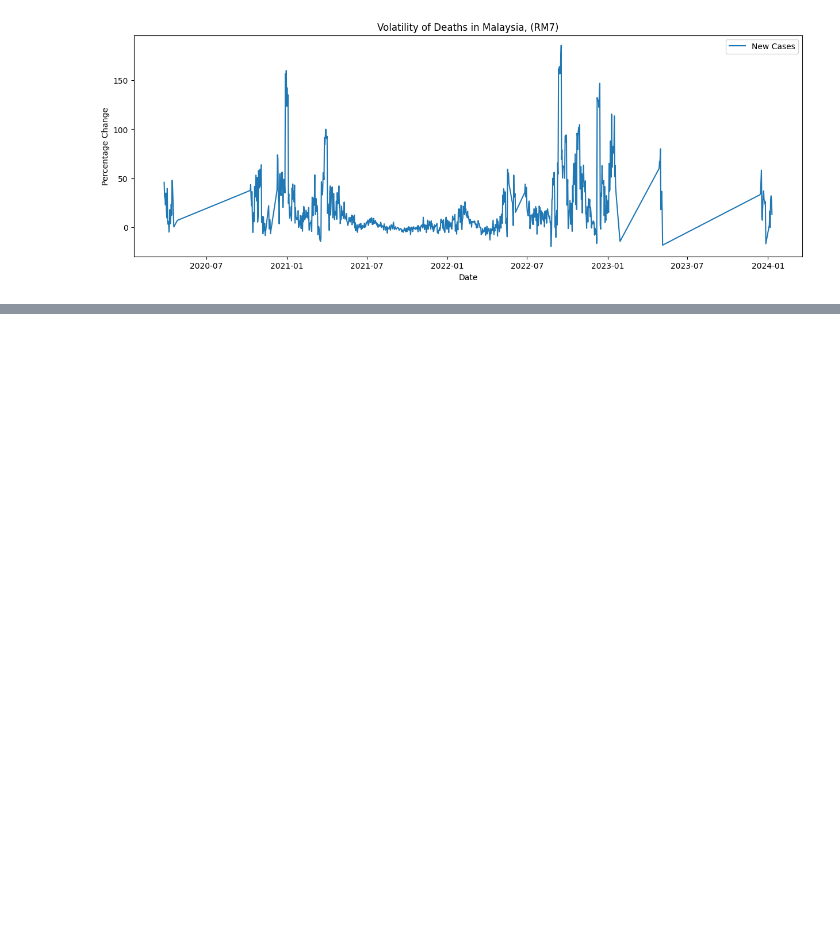
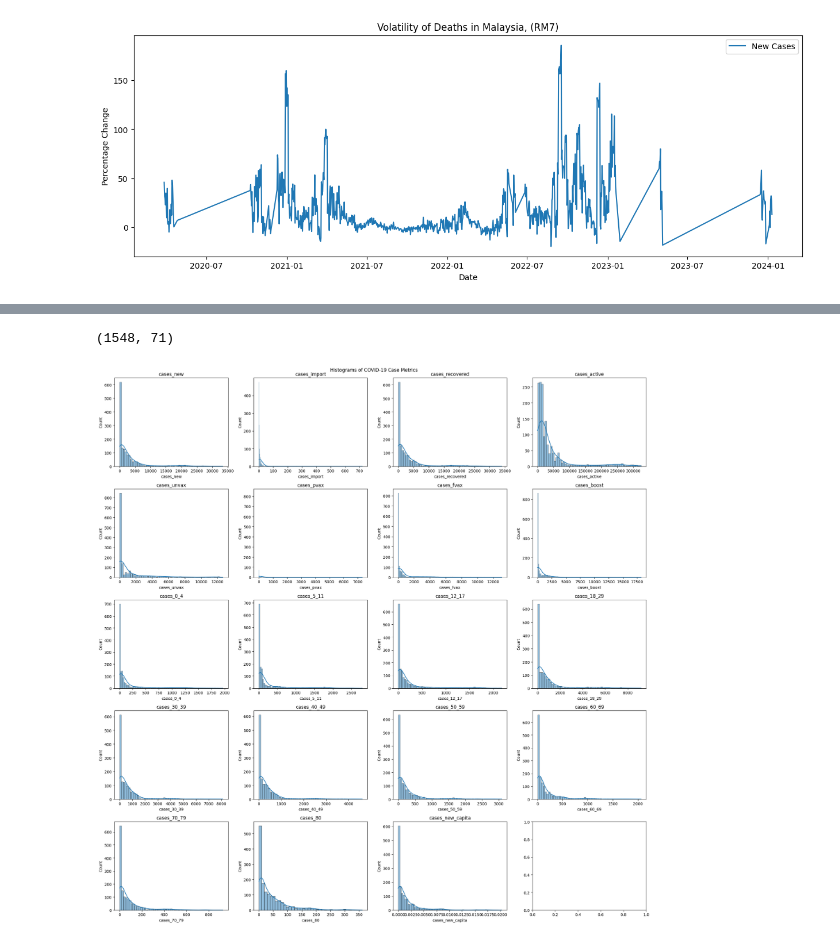
Before and after one commit to MarcusO17/5011-cem-ml, a Jupyter notebook: notebooks/EDAReport2.ipynb, the cells around one changed output, grey strips where cells are left out. Cells and saved outputs as stored; diff of their text form; code cells hidden in the pictures; blank space fills up the shorter version.

```diff
--- a/notebooks/EDAReport2.ipynb
+++ b/notebooks/EDAReport2.ipynb
@@ -583,0 +575,3 @@ plt.show()
+# %%
+df.drop(columns=['geometry'],inplace=True)
+df = df.groupby('date').sum()
@@ -583,0 +618,22 @@ plt.show()
+# %%
+df.shape
+# %% [output]
+(1548, 71)
+# %%
+cases_columns = ['cases_new', 'cases_import', 'cases_recovered', 'cases_active',
+       'cases_unvax', 'cases_pvax', 'cases_fvax', 'cases_boost', 'cases_0_4',
+       'cases_5_11', 'cases_12_17', 'cases_18_29', 'cases_30_39',
+       'cases_40_49', 'cases_50_59', 'cases_60_69', 'cases_70_79', 'cases_80','cases_new_capita']
+
+fig, axes = plt.subplots(nrows=5, ncols=4, figsize=(20, 20))
+axes = axes.flatten()
+
+for i, col in enumerate(cases_columns):
+    sns.histplot(df[col], kde=True, ax=axes[i])
+    axes[i].set_title(col)
+
+plt.tight_layout()
+plt.suptitle('Histograms of COVID-19 Case Metrics',y=1)
+plt.show()
+# %% [output]
+[figure, added]
```
Also changed, not shown: parts of 7 cells of this notebook, 5 other files.
